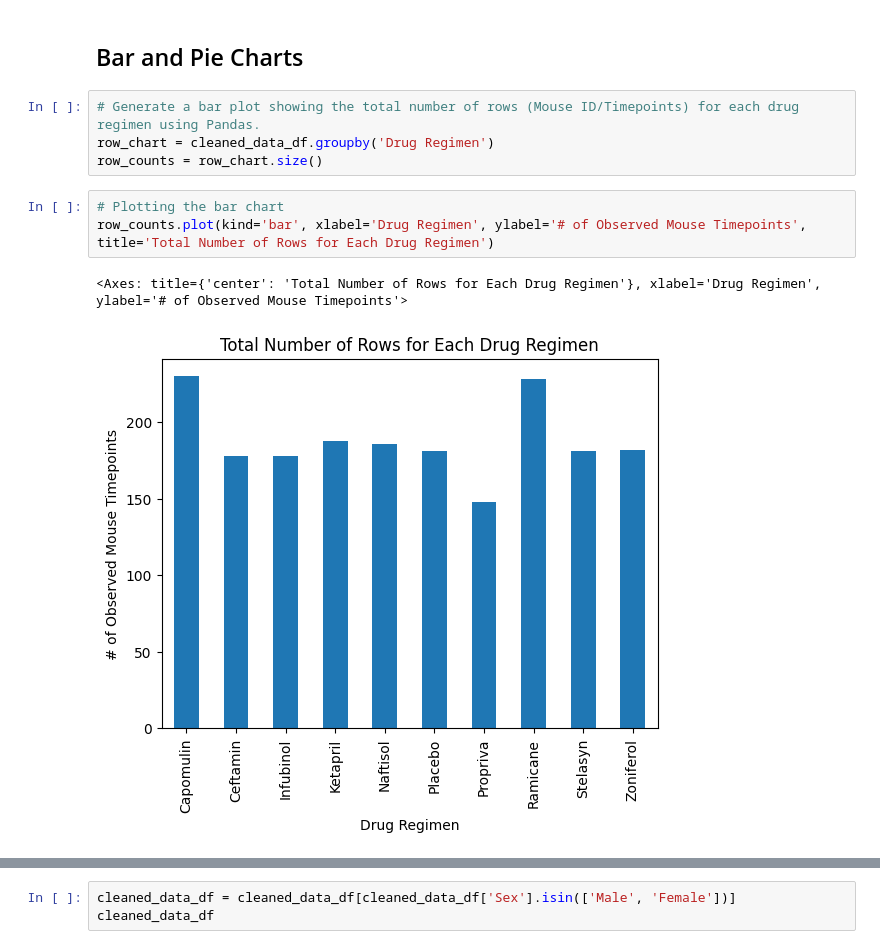
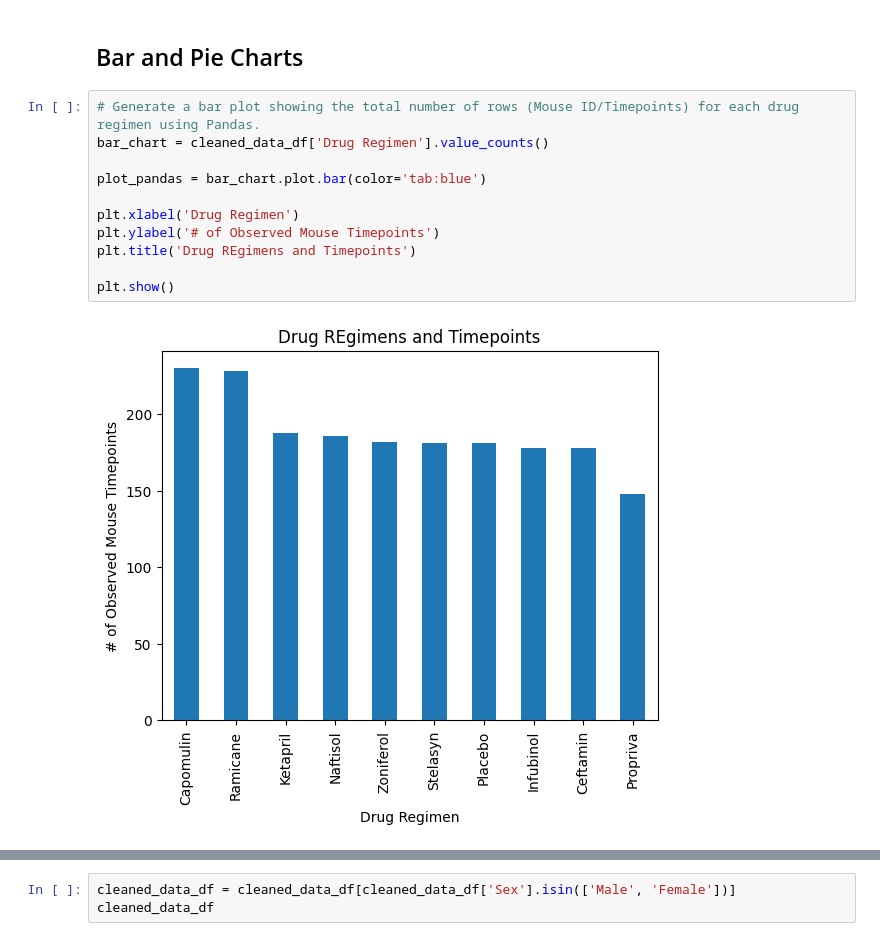
Before and after one commit to IlirHajdari/pymaceuticals, a Jupyter notebook: pymaceuticals_starter.ipynb, the cells around one changed output, grey strips where cells are left out. Drawn from its saved outputs; the diff is of its cells as text.

```diff
--- a/pymaceuticals_starter.ipynb
+++ b/pymaceuticals_starter.ipynb
@@ -279,11 +162,14 @@ summary_stats
 ## Bar and Pie Charts
 # %%
 # Generate a bar plot showing the total number of rows (Mouse ID/Timepoints) for each drug regimen using Pandas.
-row_chart = cleaned_data_df.groupby('Drug Regimen')
-row_counts = row_chart.size()
+bar_chart = cleaned_data_df['Drug Regimen'].value_counts()
+
+plot_pandas = bar_chart.plot.bar(color='tab:blue')
+
+plt.xlabel('Drug Regimen')
+plt.ylabel('# of Observed Mouse Timepoints')
+plt.title('Drug REgimens and Timepoints')
+
+plt.show()
+# %% [output]
+[figure, added]
-# %%
-# Plotting the bar chart
-row_counts.plot(kind='bar', xlabel='Drug Regimen', ylabel='# of Observed Mouse Timepoints', title='Total Number of Rows for Each Drug Regimen')
-# %% [output]
-<Axes: title={'center': 'Total Number of Rows for Each Drug Regimen'}, xlabel='Drug Regimen', ylabel='# of Observed Mouse Timepoints'>
-[figure, removed]
```
Also changed, not shown: parts of 21 cells of this notebook.
